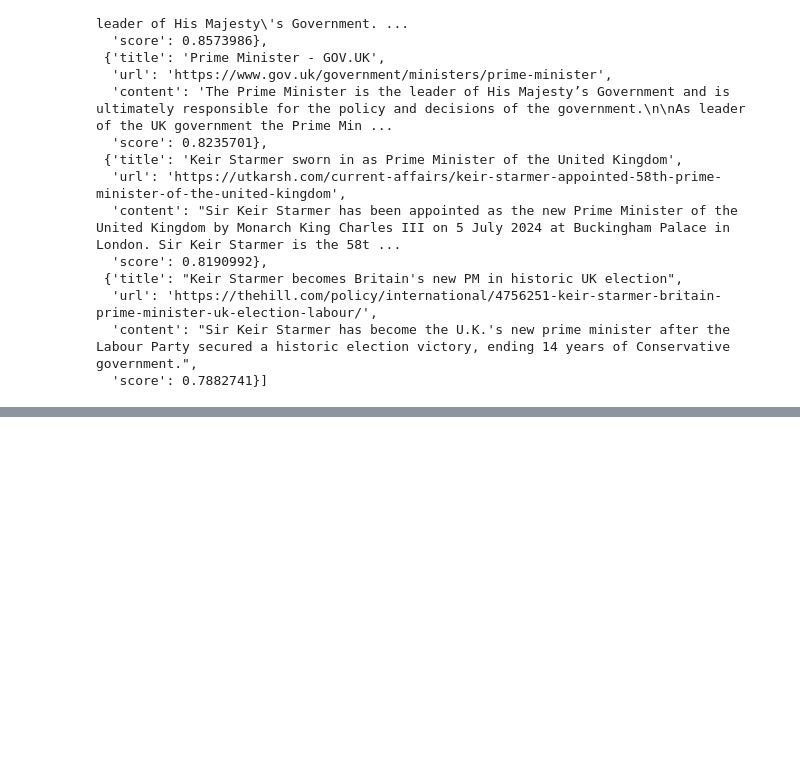
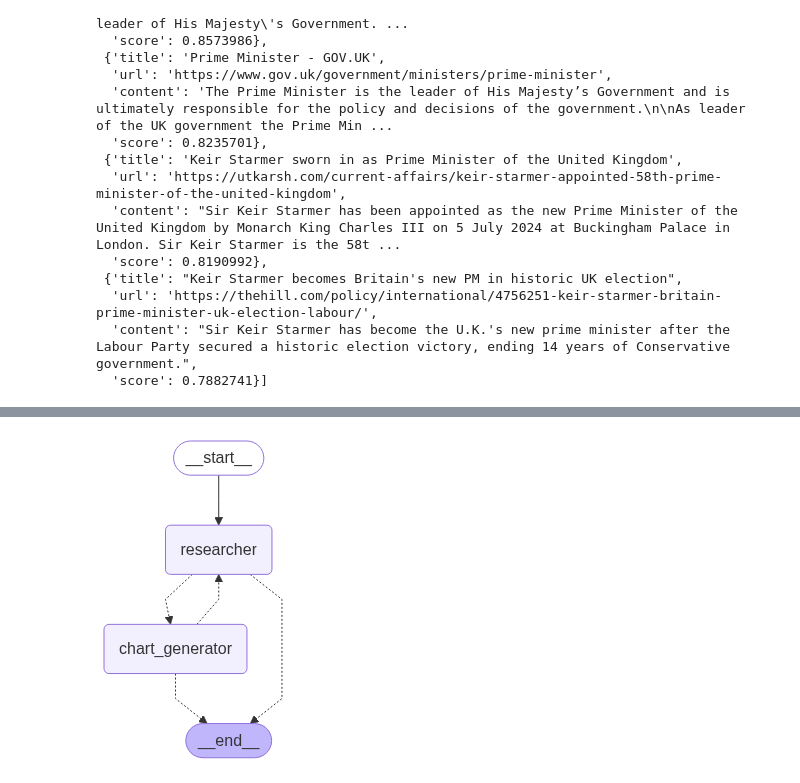
Before and after one commit to Sm1321/LANGGRAPH_FrameWork_Live, a Jupyter notebook: 2.Langgraph/6.Langgraph_multiagent.ipynb, the cells around one changed output, grey strips where cells are left out. Drawn from its saved outputs; the diff is of its cells as text; code cells hidden in the pictures; blank space fills up the shorter version.

```diff
--- a/2.Langgraph/6.Langgraph_multiagent.ipynb
+++ b/2.Langgraph/6.Langgraph_multiagent.ipynb
@@ -247,0 +317,21 @@ search_tool.invoke("who is a current pm of uk?")
+# %%
+###Agent1
+def research_node(state:MessagesState)-> Command[Literal["chart_generator", END]]:
+                  pass
+# %%
+###Agent2
+def chart_node(state:MessagesState)-> Command[Literal["researcher", END]]:
+    pass
+# %%
+### Workflo
+workflow = StateGraph(MessagesState)
+workflow.add_node("researcher", research_node)
+workflow.add_node("chart_generator", chart_node)
+
+workflow.add_edge(START, "researcher")
+#compile
+app = workflow.compile()
+# %%
+workflow.compile()
+# %% [output]
+[figure, added]
```
Also changed, not shown: parts of 10 cells of this notebook, 1 other file.
